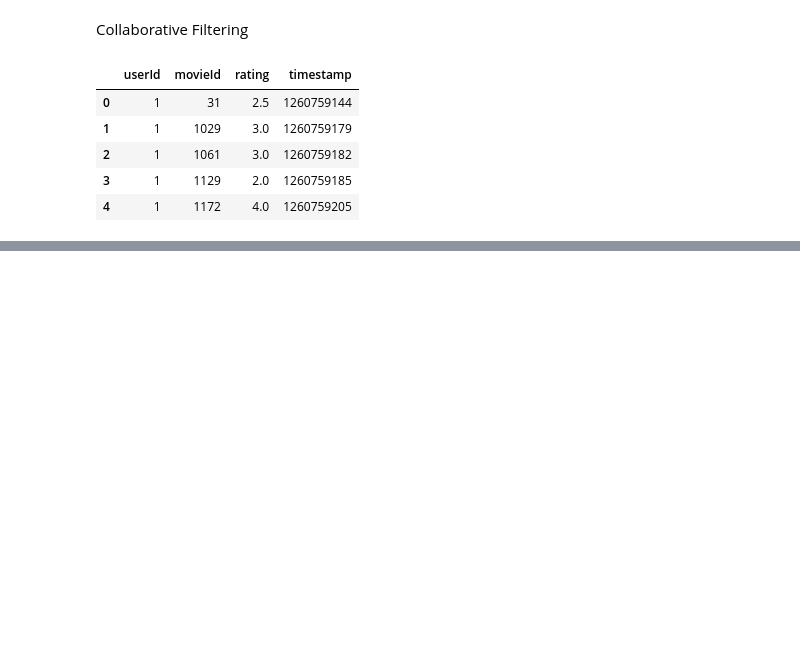
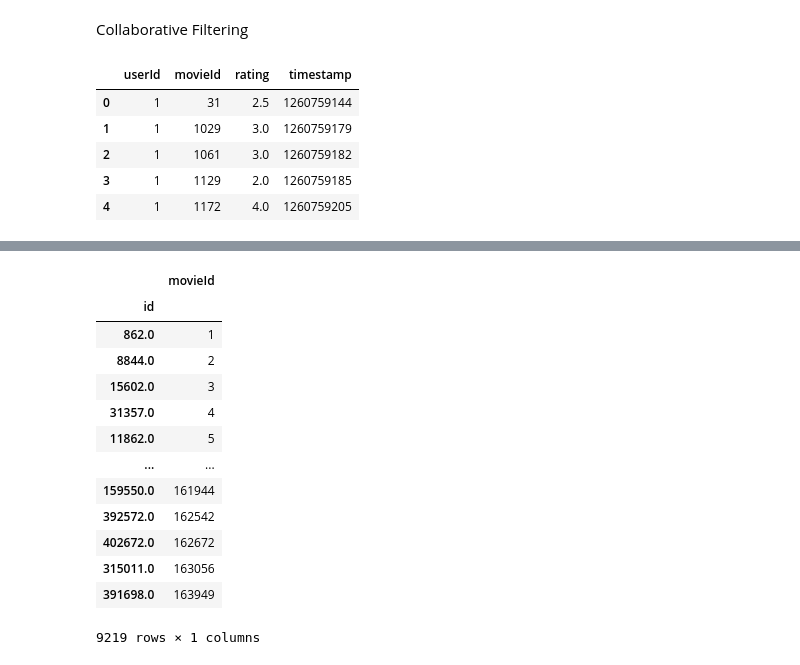
Before and after one commit to HappyJJins/myblog, a Jupyter notebook: content/blog/MovieRcmmd.ipynb, the cells around one changed output, grey strips where cells are left out. Saved outputs shown, nothing was run; the diff lists cells and outputs as text; code cells hidden in the pictures; blank space fills up the shorter version.

```diff
--- a/content/blog/MovieRcmmd.ipynb
+++ b/content/blog/MovieRcmmd.ipynb
@@ -905,0 +1002,18 @@ kf = KFold(n_splits = 5)
+# %%
+indices_map = id_map.set_index('id')
+indices_map
+# %% [output]
+|  | movieId |
+| id |  |
+| 862.0 | 1 |
+| 8844.0 | 2 |
+| 15602.0 | 3 |
+| 31357.0 | 4 |
+| 11862.0 | 5 |
+| ... | ... |
+| 159550.0 | 161944 |
+| 392572.0 | 162542 |
+| 402672.0 | 162672 |
+| 315011.0 | 163056 |
+| 391698.0 | 163949 |
+9219 rows × 1 columns
```
Also changed, not shown: parts of 23 cells of this notebook, 4 other files.
